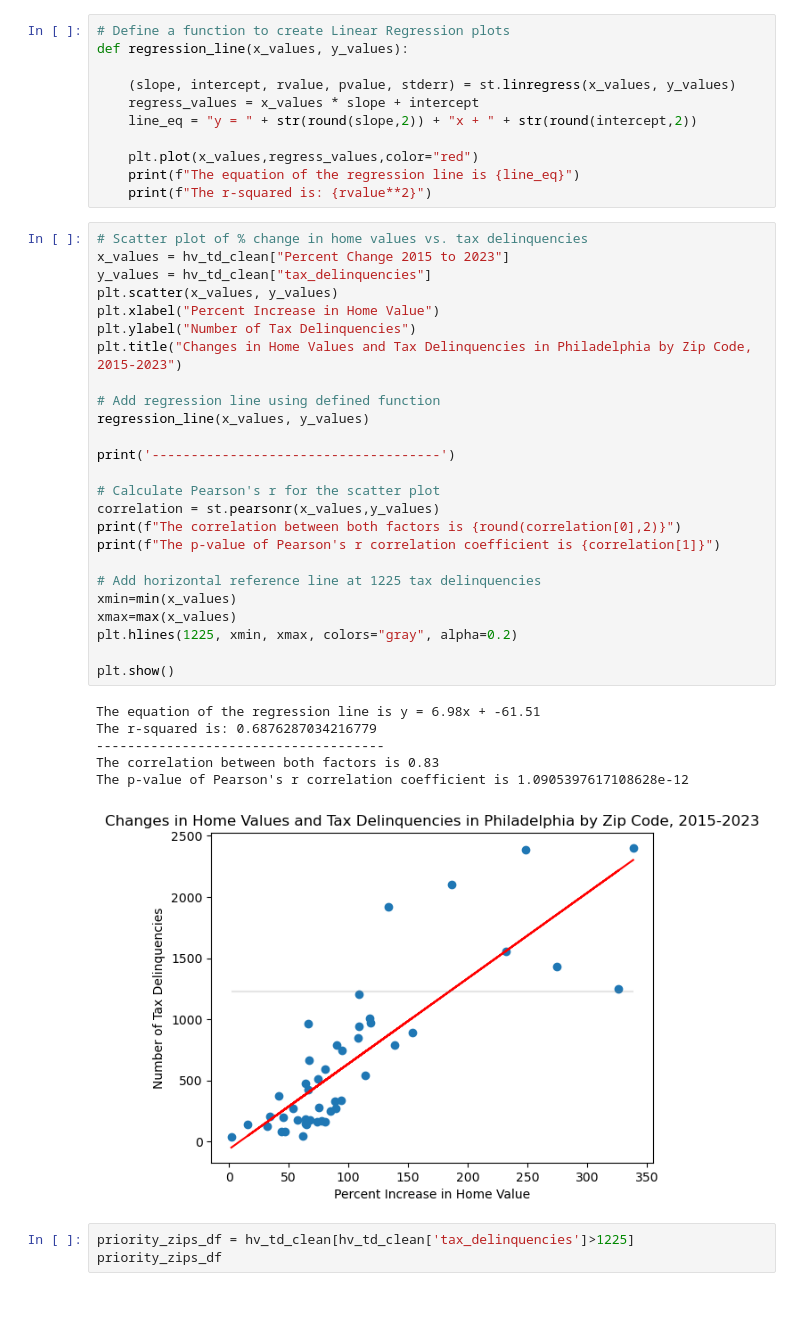
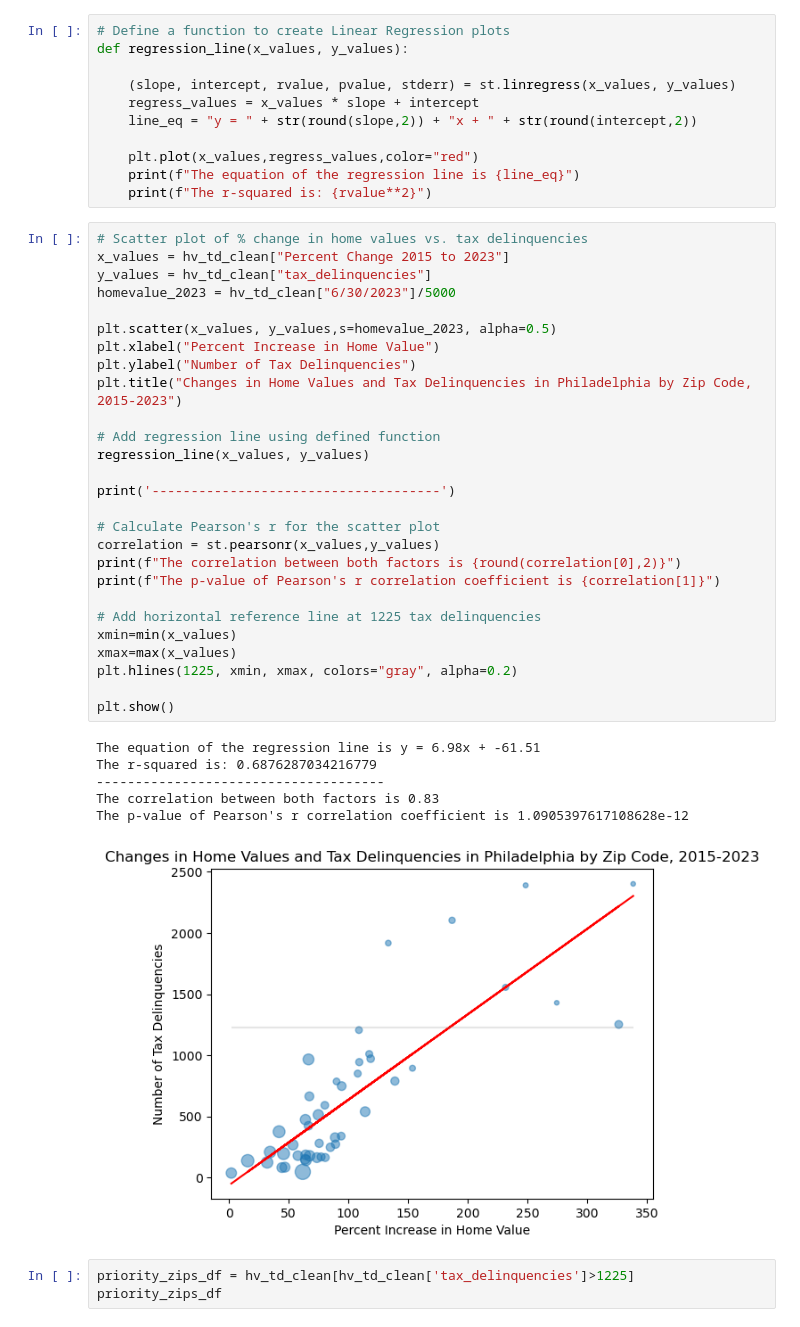
Before and after one commit to Aramed23/Project_1, a Jupyter notebook: andrew.ipynb, the cells around one changed output. Cells and saved outputs as stored; diff of their text form.

```diff
--- a/andrew.ipynb
+++ b/andrew.ipynb
@@ -318,35 +318,37 @@ def regression_line(x_values, y_values):
 # %%
 # Scatter plot of % change in home values vs. tax delinquencies
 x_values = hv_td_clean["Percent Change 2015 to 2023"]
 y_values = hv_td_clean["tax_delinquencies"]
-plt.scatter(x_values, y_values)
+homevalue_2023 = hv_td_clean["6/30/2023"]/5000
+
+plt.scatter(x_values, y_values,s=homevalue_2023, alpha=0.5)
 plt.xlabel("Percent Increase in Home Value")
 plt.ylabel("Number of Tax Delinquencies")
 plt.title("Changes in Home Values and Tax Delinquencies in Philadelphia by Zip Code, 2015-2023")
 
 # Add regression line using defined function
 regression_line(x_values, y_values)
 
 print('-------------------------------------')
 
 # Calculate Pearson's r for the scatter plot
 correlation = st.pearsonr(x_values,y_values)
 print(f"The correlation between both factors is {round(correlation[0],2)}")
 print(f"The p-value of Pearson's r correlation coefficient is {correlation[1]}")
 
 # Add horizontal reference line at 1225 tax delinquencies
 xmin=min(x_values)
 xmax=max(x_values)
 plt.hlines(1225, xmin, xmax, colors="gray", alpha=0.2)
 
 plt.show()
 # %% [output]
 The equation of the regression line is y = 6.98x + -61.51
 The r-squared is: 0.6876287034216779
 -------------------------------------
 The correlation between both factors is 0.83
 The p-value of Pearson's r correlation coefficient is 1.0905397617108628e-12
-[figure, old version]
+[figure, new version]
 # %%
 priority_zips_df = hv_td_clean[hv_td_clean['tax_delinquencies']>1225]
 priority_zips_df
```
Also changed, not shown: parts of 1 cell of this notebook, 1 other file.
